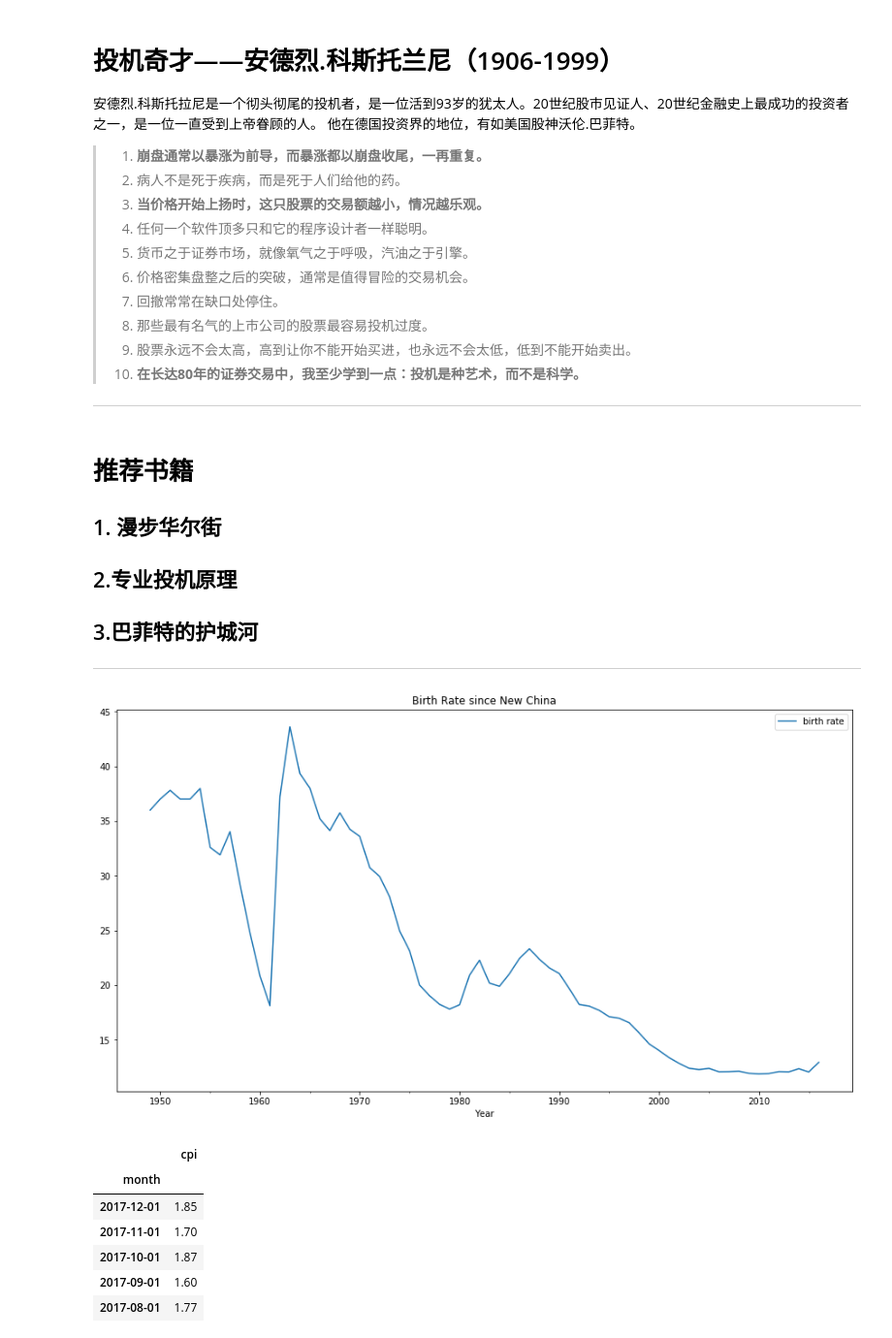
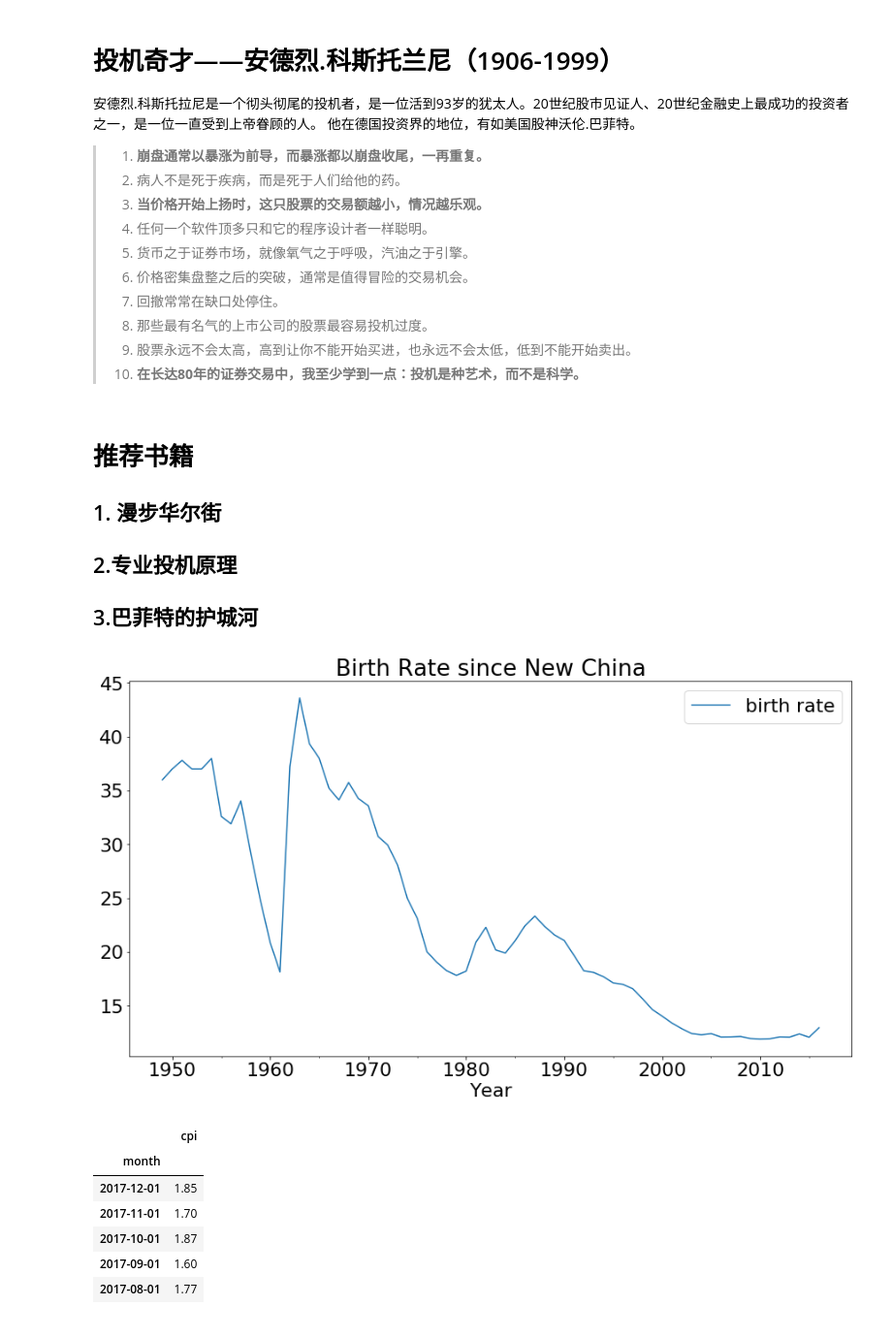
Before and after one commit to BrianShanghai/mygit, a Jupyter notebook: invest.ipynb, the cells around one changed output. Shown: that part at 97% size. Cells and saved outputs as stored; diff of their text form; code cells hidden in the pictures.

Commit message:
chart fontsize

```diff
--- a/invest.ipynb
+++ b/invest.ipynb
@@ -141,14 +126,11 @@
 > 8. 那些最有名气的上市公司的股票最容易投机过度。
 > 9. 股票永远不会太高，高到让你不能开始买进，也永远不会太低，低到不能开始卖出。
 > 10. **在长达80年的证券交易中，我至少学到一点：投机是种艺术，而不是科学。**
-
-***
 # %% [markdown]
 # 推荐书籍
 ## 1. 漫步华尔街
 ## 2.专业投机原理
 ## 3.巴菲特的护城河
-***
 # %%
 #coding:utf-8
 from datetime import datetime
@@ -161,10 +143,12 @@ mypop=pd.read_excel("popu.xls")
 mypop['Year']=mypop['Year'].str.slice(0,4) #去掉年字
 mypop['Year']=pd.to_datetime(mypop['Year'])#转换为日期
 # %%
+import matplotlib
+matplotlib.rcParams.update({'font.size': 22})
 mypop.plot(x='Year',y='birth rate',legend=True ,figsize=(15,8),title="Birth Rate since New China")#画图
 plt.show()
 # %% [output]
-[figure, old version]
+[figure, new version]
 # %%
 import tushare as ts
 import pandas as pd
```
Also changed, not shown: parts of 16 cells of this notebook.
